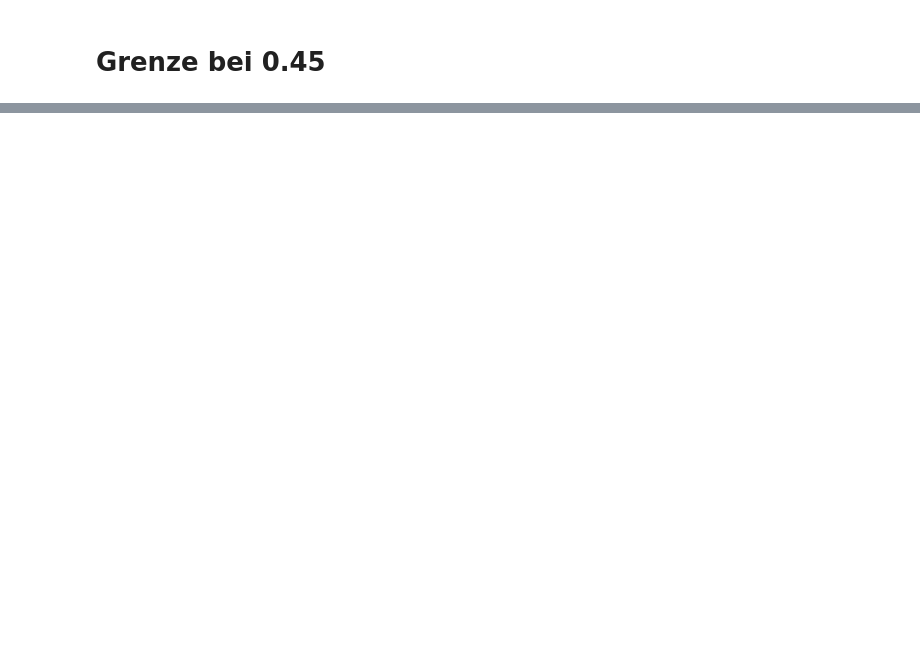
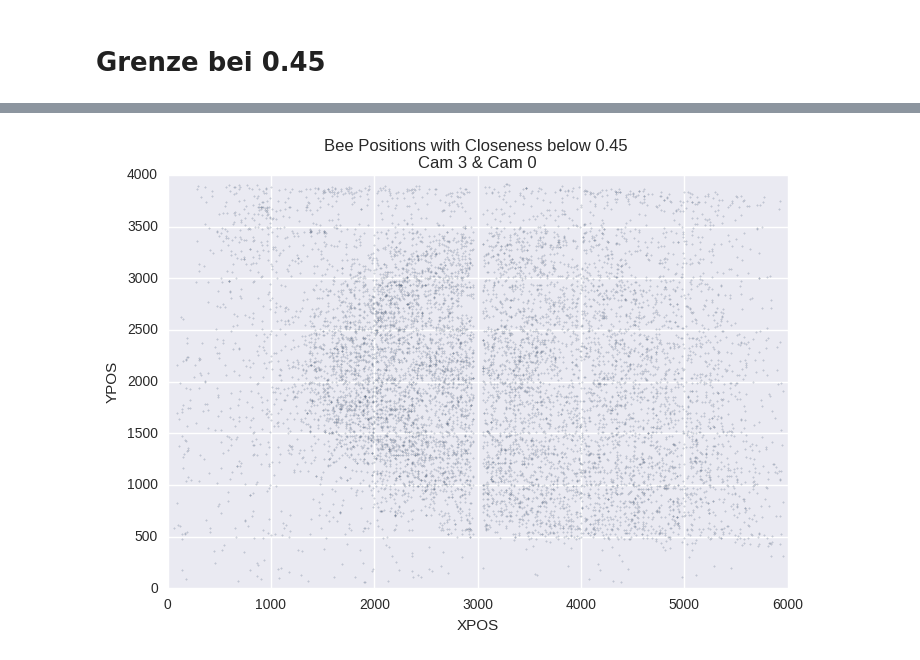
Before and after one commit to aschle/bees-sna, a Jupyter notebook: bib/1DAYcloseness_KDE.ipynb, the cells around one changed output, grey strips where cells are left out. Saved outputs shown, nothing was run; the diff lists cells and outputs as text; code cells hidden in the pictures; blank space fills up the shorter version.

```diff
--- a/bib/1DAYcloseness_KDE.ipynb
+++ b/bib/1DAYcloseness_KDE.ipynb
@@ -149,0 +90,6 @@ plt.axes().set_aspect('equal')
+# %%
+df_b = getDFwithIDS(IDbigger, conn)
+# %%
+plotClosenessXY("Bee Positions with Closeness below 0.45", df_b, 3, 0)
+# %% [output]
+[figure, added]
```
Also changed, not shown: parts of 53 cells of this notebook.
